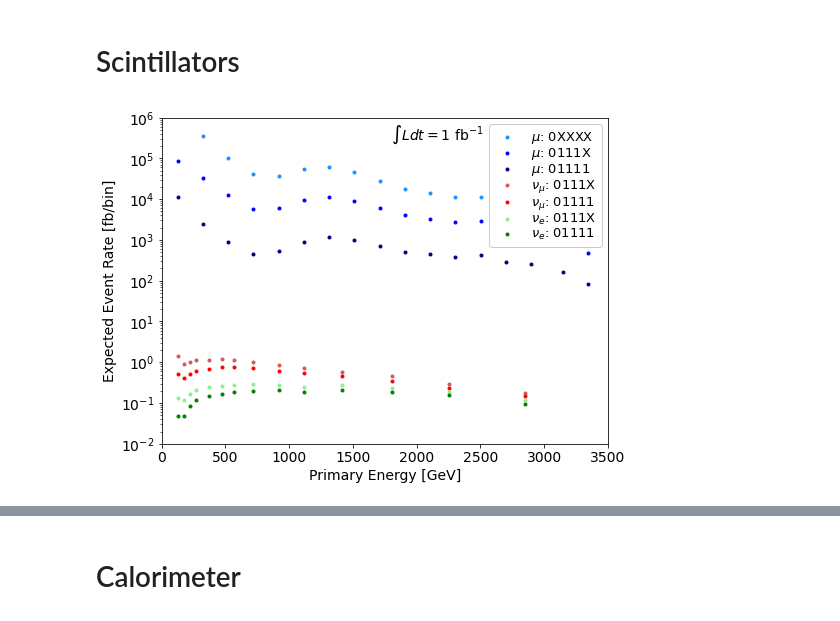
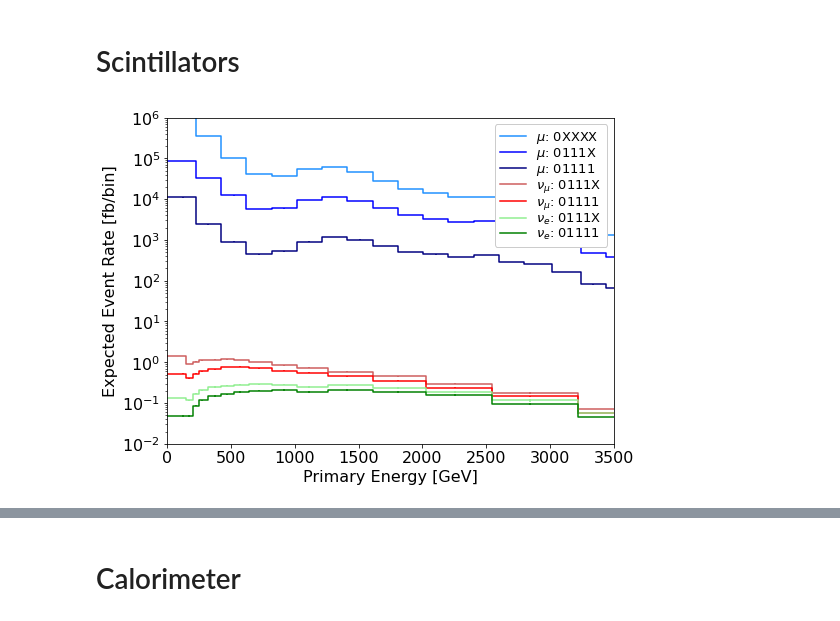
Before and after one commit to mwaterbury/scintillatorneutrinos, a Jupyter notebook: PlotsForPaper.ipynb, the cells around one changed output, grey strips where cells are left out. Cells and saved outputs as stored; diff of their text form; code cells hidden in the pictures.

```diff
--- a/PlotsForPaper.ipynb
+++ b/PlotsForPaper.ipynb
@@ -18,18 +18,33 @@ from scipy.integrate import simps
 from os import listdir
 import re
 
-matplotlib.rcParams.update({'font.size': 14})
+matplotlib.rcParams.update({'font.size': 16})
+matplotlib.rcParams.update({'lines.markersize': 8})
 # %% [markdown]
 # 1D Plotting Method
 # %%
-def plot1D(data, color='k', label=None, linestyle='-', style='step', marker='.'):
+def plot1D(data, color='k', label=None, linestyle='-', style='step', marker='.', where='mid'):
     # extract data
     x,y,yerr = data[0], data[1], data[2]
 
     # plot binned data
     if style == 'step':
-        plt.step(np.append(0,x), np.append(y[0],y), linestyle=linestyle, color=color, label=label)
-        plt.errorbar(x, y, yerr=yerr, fmt='none', color=color)
+        mask = y > 0
+        inds = np.where(mask)[0]
+        last_ind = inds[len(inds)-1]+1
+        mask = y > 0
+        x2 = x[mask]
+        y2 = y[mask]
+        yerr2 = yerr[mask]
+        if last_ind >= len(x):
+            x3 = np.append(0, x2)
+            y3 = np.append(y2[0], y2)
+        else:
+            x3 = np.append(np.append(0, x2),x[last_ind])
+            y3 = np.append(np.append(y2[0], y2),0)
+        plt.step(x3, y3,
+                 where=where, linestyle=linestyle, color=color, label=label)
+        plt.errorbar(x2, y2, yerr=yerr2, fmt='none', color=color)
     elif style == 'scatter':
         plt.scatter(x, y, color=color, label=label, marker=marker)
         plt.errorbar(x, y, yerr=yerr, fmt='none', color=color)
@@ -460,31 +488,37 @@ data_nuel_pass_01111 = np.load('PlotsDataArrays/data_nuel_pass_01111.npy')
 # %%
 # prepare plot
 fig = plt.figure(figsize=(8,6))
+
+# # Setup some nice axes
+# x0, x1 = 0.06, 0.98
+# y0, y1 = 0.1, 0.88
+
+# ax = fig.add_axes([x0 , y0    , (x1-x0), y1])
 
 # one axis for all lines
 ax = plt.subplot(1,1,1)
 
 plt.sca(ax)
-plot1D(data_muon_pass_0,     style='scatter', color="dodgerblue", label='$\mu$: 0XXXX')
-plot1D(data_muon_pass_0111,  style='scatter', color="blue",       label='$\mu$: 0111X')
-plot1D(data_muon_pass_01111, style='scatter', color="navy",       label='$\mu$: 01111')
+plot1D(data_muon_pass_0,     style='step', color="dodgerblue", label='$\mu$: 0XXXX')
+plot1D(data_muon_pass_0111,  style='step', color="blue",       label='$\mu$: 0111X')
+plot1D(data_muon_pass_01111, style='step', color="navy",       label='$\mu$: 01111')
 
-plot1D(data_numu_pass_0,     style='scatter', color="indianred",  label='$\\nu_\mu$: 0111X')
-plot1D(data_numu_pass_01111, style='scatter', color="red",        label='$\\nu_\mu$: 01111')
+plot1D(data_numu_pass_0,     style='step', color="indianred",  label='$\\nu_\mu$: 0111X')
+plot1D(data_numu_pass_01111, style='step', color="red",        label='$\\nu_\mu$: 01111')
 
-plot1D(data_nuel_pass_0,     style='scatter', color="lightgreen", label='$\\nu_e$: 0111X')
-plot1D(data_nuel_pass_01111, style='scatter', color="green",      label='$\\nu_e$: 01111')
+plot1D(data_nuel_pass_0,     style='step', color="lightgreen", label='$\\nu_e$: 0111X')
+plot1D(data_nuel_pass_01111, style='step', color="green",      label='$\\nu_e$: 01111')
 
 plt.yscale('log')
 plt.legend(frameon=True, framealpha=1, labelspacing=0, fontsize=13, loc='upper right');
-plt.text(1800,3*10**5,"$\int L dt = 1 ~\mathrm{fb}^{-1}$")
+# plt.text(1850,3*10**5,"$\int L dt = 1 ~\mathrm{fb}^{-1}$")
 
 plt.xlabel('Primary Energy [GeV]');
 plt.ylabel('Expected Event Rate [fb/bin]');
 
 plt.xlim([0, 3500]);
 plt.ylim([10**-2, 10**6]);
 
 fig.savefig('GeneratedPlots/Fig_scint_cuts.pdf')
 # %% [output]
-[figure, old version]
+[figure, new version]
```
Also changed, not shown: parts of 50 cells of this notebook, 25 other files.
